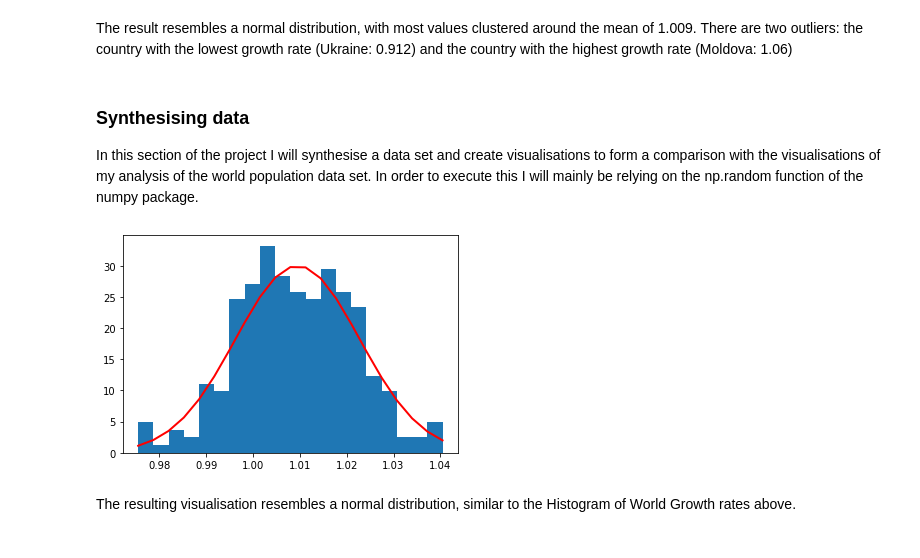
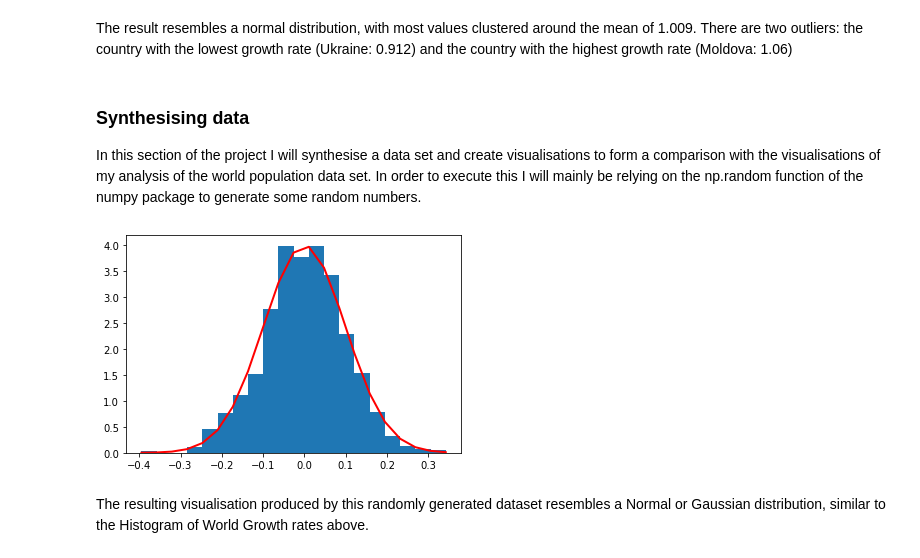
Before and after one commit to martincusack979/PFDA-project, a Jupyter notebook: PFDA Project.ipynb, the cells around one changed output. Drawn from its saved outputs; the diff is of its cells as text; code cells hidden in the pictures.

```diff
--- a/PFDA Project.ipynb
+++ b/PFDA Project.ipynb
@@ -309,16 +307,16 @@ Text(0, 0.5, 'Frequency')
 The result resembles a normal distribution, with most values clustered around the mean of 1.009.  There are two outliers: the country with the lowest growth rate (Ukraine: 0.912) and the country with the highest growth rate (Moldova: 1.06)
 # %% [markdown]
 ### Synthesising data
-In this section of the project I will synthesise a data set and create visualisations to form a comparison with the visualisations of my analysis of the world population data set.  In order to execute this I will mainly be relying on the np.random function of the numpy package.
+In this section of the project I will synthesise a data set and create visualisations to form a comparison with the visualisations of my analysis of the world population data set.  In order to execute this I will mainly be relying on the np.random function of the numpy package to generate some random numbers.
 # %%
-mu, sigma = 1.0095, 0.0133 # mean and standard deviation
-s = np.random.default_rng().normal(1.0095, 0.013, 250) # mean, standard deviation, number of data points
-count, bins, ignored = plt.hist(s, 20, density=True)   # probability density function
-plt.plot(bins, 1/(sigma * np.sqrt(2 * np.pi)) *
+mu, sigma = 0, 0.1 # mean and standard deviation
+s = np.random.default_rng().normal(0, 0.1, 1000) # mean, standard deviation, number of data points
+count, bins, ignored = plt.hist(s, 20, density=True)
+plt.plot(bins, 1/(sigma * np.sqrt(2 * np.pi)) *           # probability density function
                np.exp( - (bins - mu)**2 / (2 * sigma**2) ),
          linewidth=2, color='r')
 plt.show()
 # %% [output]
-[figure, old version]
+[figure, new version]
 # %% [markdown]
-The resulting visualisation resembles a normal distribution, similar to the Histogram of World Growth rates above.
+The resulting visualisation produced by this randomly generated dataset resembles a Normal or Gaussian distribution, similar to the Histogram of World Growth rates above.
```
Also changed, not shown: parts of 3 cells of this notebook.
